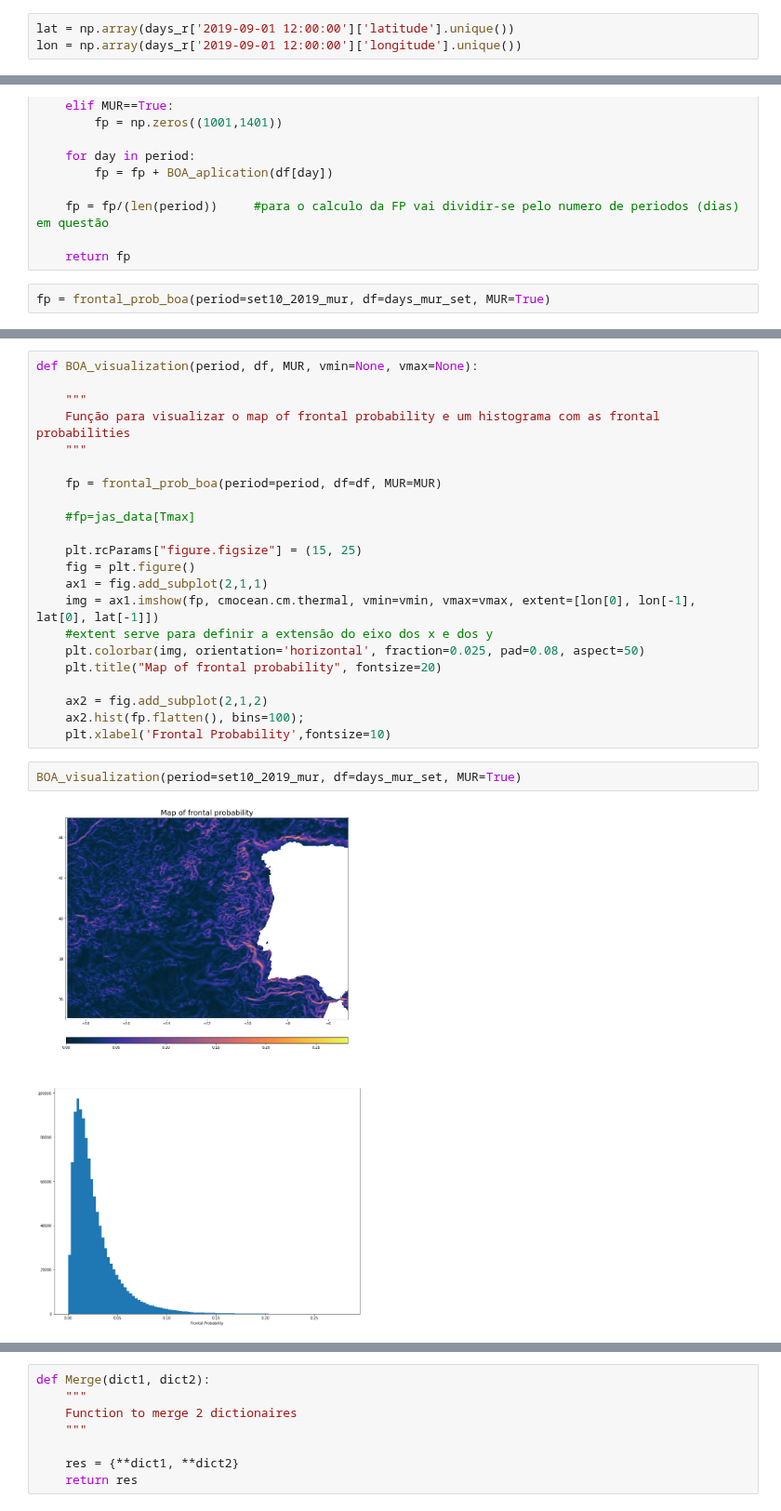
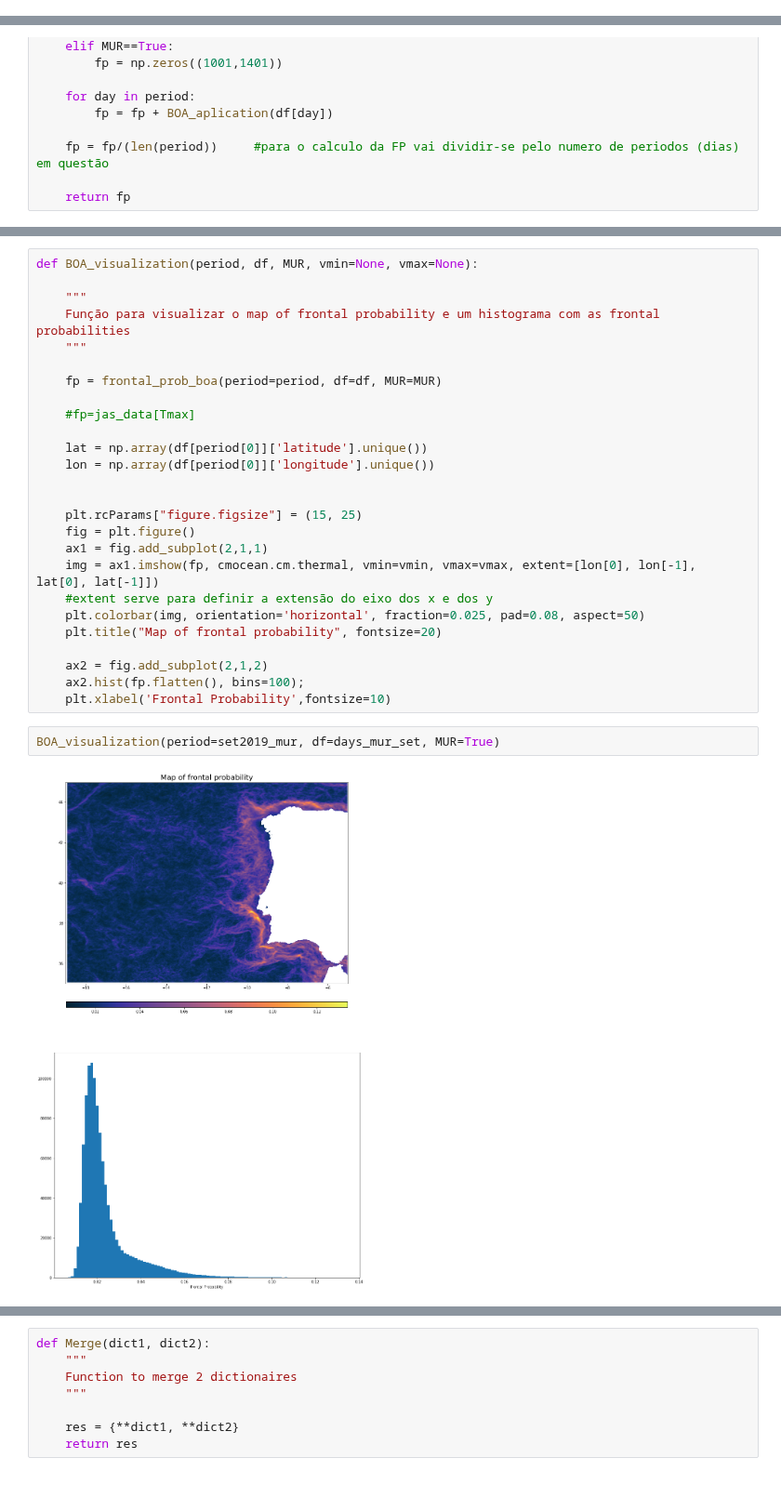
Before and after one commit to CoLAB-ATLANTIC/JUNO, a Jupyter notebook: notebooks/BOA4all.ipynb, the cells around one changed output, grey strips where cells are left out. Shown at 93% size. Saved outputs shown, nothing was run; the diff lists cells and outputs as text; blank space fills up the shorter version.

```diff
--- a/notebooks/BOA4all.ipynb
+++ b/notebooks/BOA4all.ipynb
@@ -344,6 +326,3 @@ days_r['2019-09-01 12:00:00']
-# %%
-lat = np.array(days_r['2019-09-01 12:00:00']['latitude'].unique())
-lon = np.array(days_r['2019-09-01 12:00:00']['longitude'].unique())
 # %%
 def BOA_aplication(df):
 
@@ -377,5 +356,3 @@ def frontal_prob_boa(period, df, MUR=False):
     fp = fp/(len(period))     #para o calculo da FP vai dividir-se pelo numero de periodos (dias) em questão
 
     return fp
-# %%
-fp = frontal_prob_boa(period=set10_2019_mur, df=days_mur_set, MUR=True)
@@ -397,6 +366,10 @@ def BOA_visualization(period, df, MUR, vmin=None, vmax=None):
     fp = frontal_prob_boa(period=period, df=df, MUR=MUR)
 
     #fp=jas_data[Tmax]
+
+    lat = np.array(df[period[0]]['latitude'].unique())
+    lon = np.array(df[period[0]]['longitude'].unique())
+
 
     plt.rcParams["figure.figsize"] = (15, 25)
     fig = plt.figure()
@@ -410,6 +383,6 @@ def BOA_visualization(period, df, MUR, vmin=None, vmax=None):
     ax2.hist(fp.flatten(), bins=100);
     plt.xlabel('Frontal Probability',fontsize=10)
 # %%
-BOA_visualization(period=set10_2019_mur, df=days_mur_set, MUR=True)
+BOA_visualization(period=set2019_mur, df=days_mur_set, MUR=True)
 # %% [output]
-[figure, old version]
+[figure, new version]
```
Also changed, not shown: parts of 7 cells of this notebook, 2 other files.
